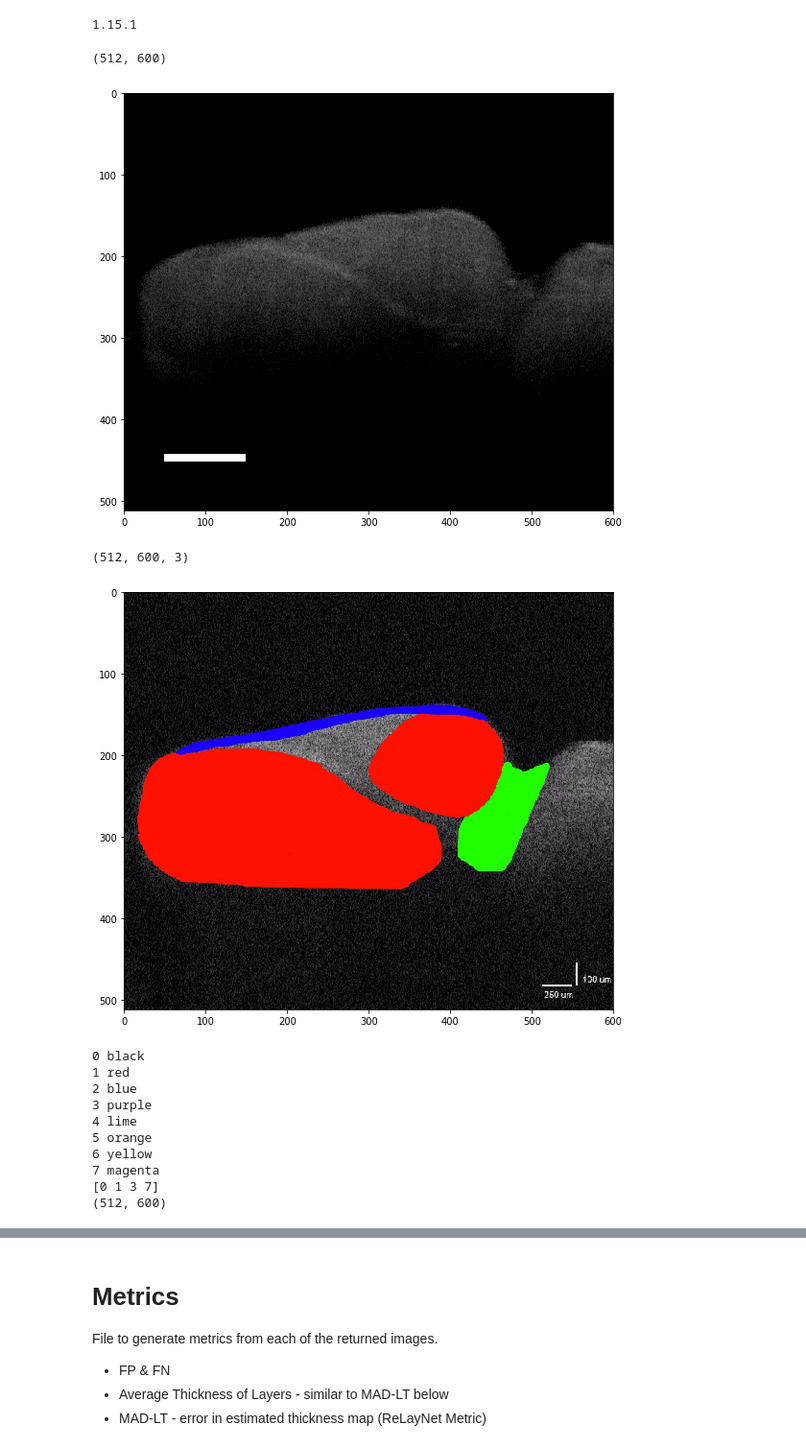
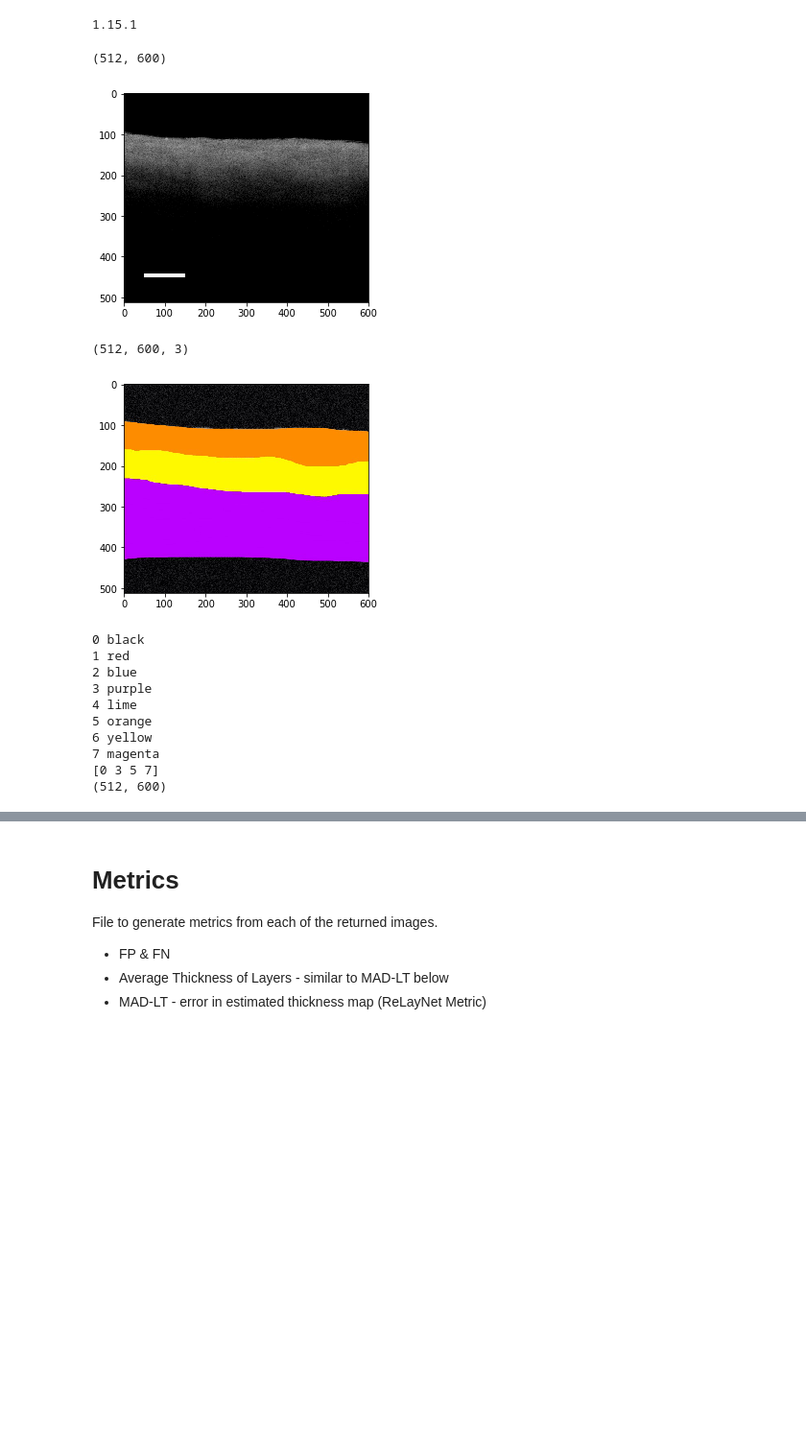
Before and after one commit to simasima121/relaynet_pytorch, a Jupyter notebook: Metrics.ipynb, the cells around one changed output, grey strips where cells are left out. Shown at 96% size. Saved outputs shown, nothing was run; the diff lists cells and outputs as text; code cells hidden in the pictures; blank space fills up the shorter version.

```diff
--- a/Metrics.ipynb
+++ b/Metrics.ipynb
@@ -43,7 +43,7 @@ print (numpy.__version__)
 # %% [output]
 1.15.1
 # %%
-used_image = 1
+used_image = 3
 if used_image == 1:
     image_file = 'whole_raw_image/con_H1_N01848_LV_1_194.tif'
     gnd_truth_image = 'manual_label/label_H1_N01848_LV_1_194.JPG'
@@ -54,7 +54,11 @@ elif used_image == 2:
     gnd_truth_image = 'manual_label/label_H1_N01848_LA_1_272.JPG'
     gnd_truth_label = 'png_labels_method/label_H1_N01848_LA_1_272_labels.png'
     result = 'labels_corrected/label_H1_N01848_LA_1_272_labelscorrected.png'
-
+elif used_image == 3:
+    image_file = 'whole_raw_image/con_H1_N01848_LA_1_272.tif'
+    gnd_truth_image = 'manual_label/label_H1_N01848_LA_1_272.JPG'
+    gnd_truth_label = 'png_labels_method/label_H1_N01848_LA_1_272_labels.png'
+    result = 'labels_corrected/label_H1_N01848_LV_1_194_labelscorrected.png'
 # Seeing whether image_file exists
 raw_image_path = cwd + image_file
 image = plt.imread(raw_image_path)
@@ -69,35 +73,35 @@ plt.show()
 label_image_path = cwd + gnd_truth_image
 gnd_truth = plt.imread(label_image_path)
 print(gnd_truth.shape)
 plt.imshow(gnd_truth, cmap = "gray")
 plt.show()
 
 colors = [ 'black', 'red', 'blue', 'purple', 'lime', 'orange', 'yellow','magenta']
 for count, i in enumerate(colors):
     print(count, i)
 
 # Seeing whether result_image exists
 gnd_truth_path = cwd + gnd_truth_label
 gnd = plt.imread(gnd_truth_path)
 gnd = ((gnd*7)/np.max(gnd)).astype(int)
 print(np.unique(gnd))
 print(gnd.shape)
 plt.imshow(gnd,cmap = "gray")
 plt.show()
 
 # Seeing whether result_image exists
 res_image_path = cwd + result
 res = plt.imread(res_image_path)
 res = ((res*7)/np.max(res)).astype(int)
 print(np.unique(res))
 print(res.shape)
 plt.imshow(res,cmap = "gray")
 plt.show()
 # %% [output]
 (512, 600)
-[figure, old version]
+[figure, new version]
 (512, 600, 3)
-[figure, old version]
+[figure, new version]
 0 black
 1 red
 2 blue
@@ -106,5 +110,5 @@ plt.show()
 5 orange
 6 yellow
 7 magenta
-[0 1 3 7]
+[0 3 5 7]
 (512, 600)
```
Also changed, not shown: parts of 13 cells of this notebook.
